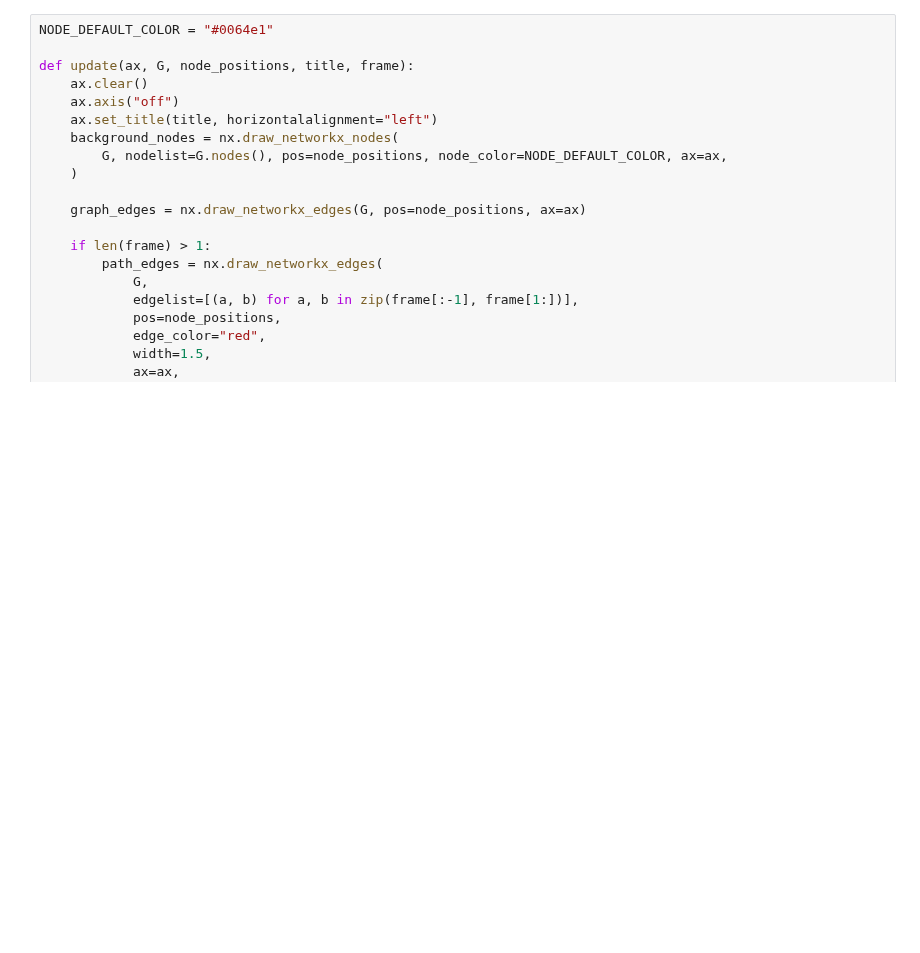
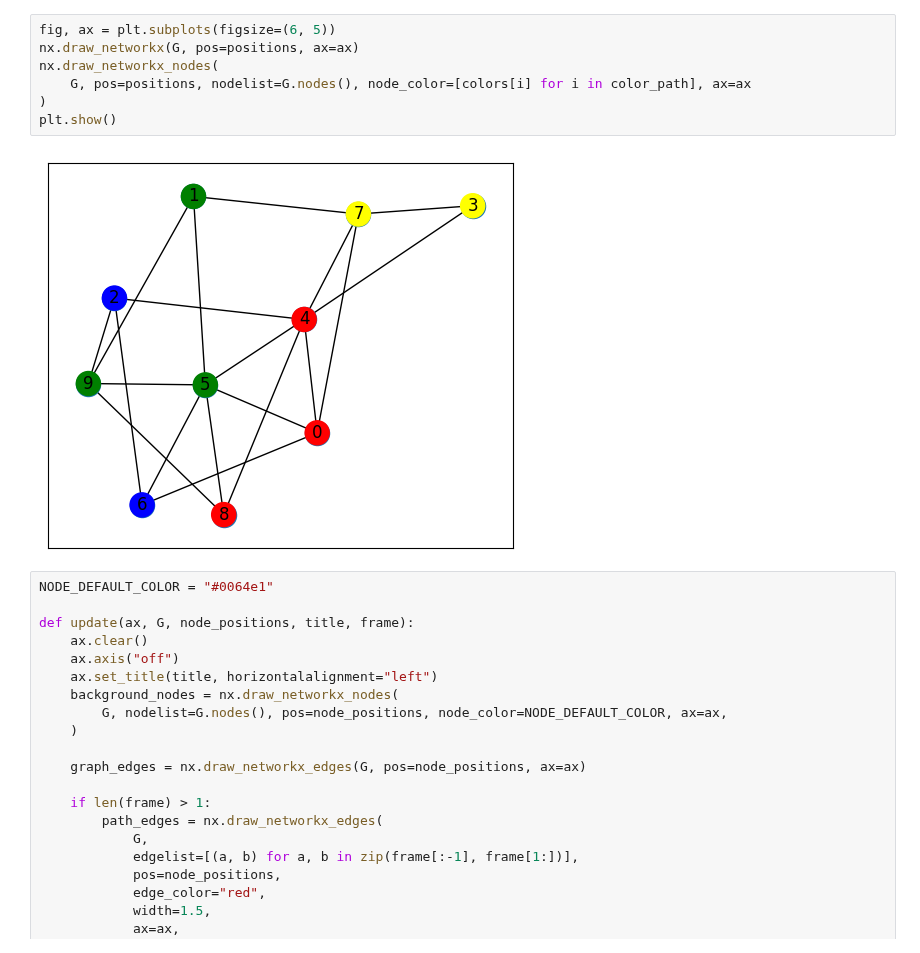
Before and after one commit to MaximoRdz/ARTIFICIAL-INTELLIGENCE, a Jupyter notebook: lab3-Constraints-Domain-Reduction/domain_reduction.ipynb, the cells around one changed output. Saved outputs shown, nothing was run; the diff lists cells and outputs as text; blank space fills up the shorter version.

```diff
--- a/lab3-Constraints-Domain-Reduction/domain_reduction.ipynb
+++ b/lab3-Constraints-Domain-Reduction/domain_reduction.ipynb
@@ -41,3 +102,12 @@ plt.show()
+# %%
+fig, ax = plt.subplots(figsize=(6, 5))
+nx.draw_networkx(G, pos=positions, ax=ax)
+nx.draw_networkx_nodes(
+    G, pos=positions, nodelist=G.nodes(), node_color=[colors[i] for i in color_path], ax=ax
+)
+plt.show()
+# %% [output]
+[figure, added]
 # %%
 NODE_DEFAULT_COLOR = "#0064e1"
 
```
Also changed, not shown: parts of 8 cells of this notebook.
